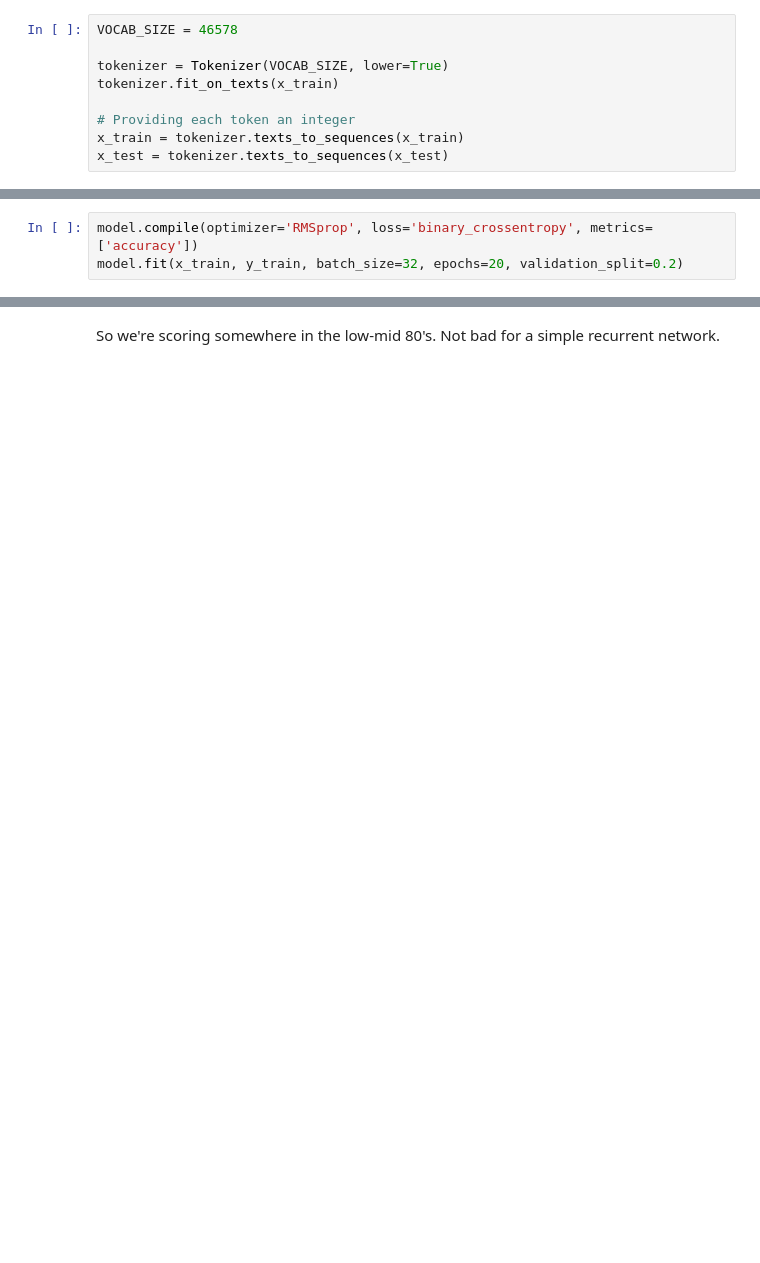
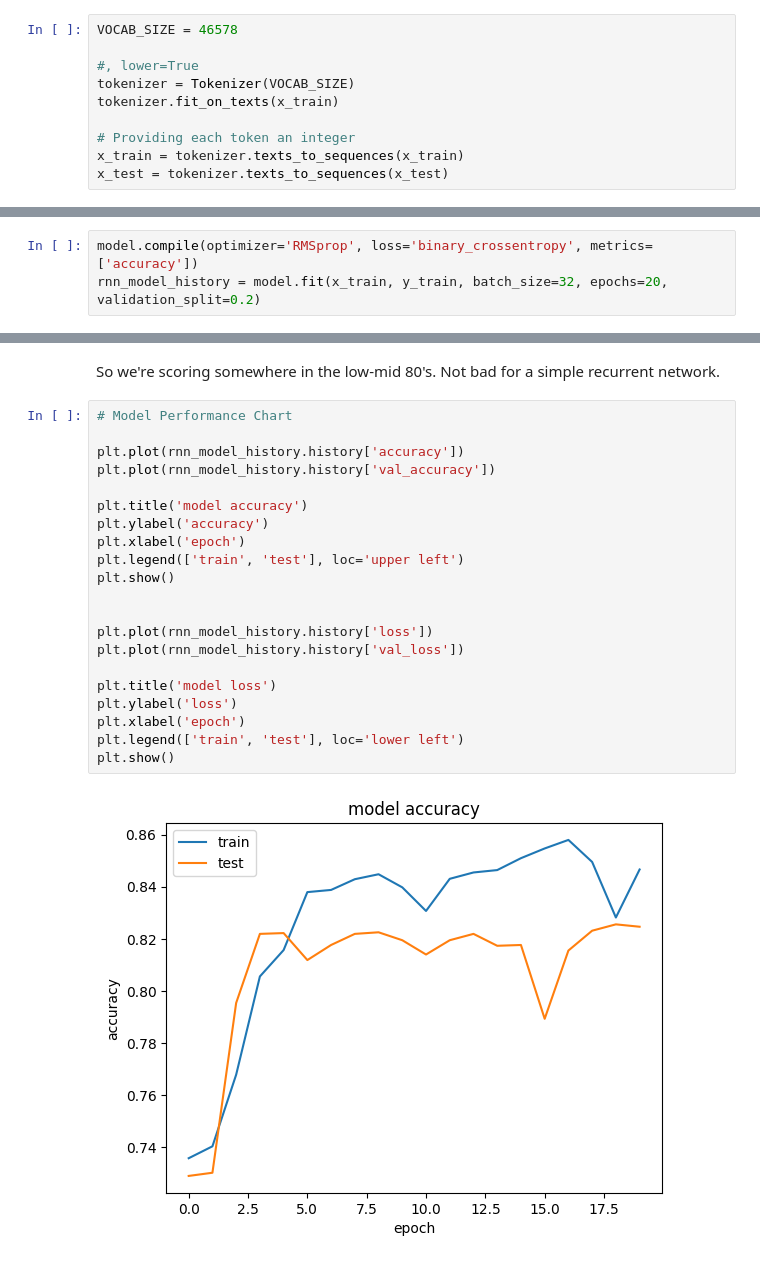
Before and after one commit to Shahmaan/Examensarbete_DS21, a Jupyter notebook: rnn_sentiment_analysis.ipynb, the cells around one changed output, grey strips where cells are left out. Cells and saved outputs as stored; diff of their text form; blank space fills up the shorter version.

Commit message:
prediction model update

```diff
--- a/rnn_sentiment_analysis.ipynb
+++ b/rnn_sentiment_analysis.ipynb
@@ -132,7 +134,8 @@ Vocabulary size: 46763
 # %%
 VOCAB_SIZE = 46578
 
-tokenizer = Tokenizer(VOCAB_SIZE, lower=True)
+#, lower=True
+tokenizer = Tokenizer(VOCAB_SIZE)
 tokenizer.fit_on_texts(x_train)
 
 # Providing each token an integer
@@ -254,6 +257,6 @@ Non-trainable params: 0
 _________________________________________________________________
 # %%
 model.compile(optimizer='RMSprop', loss='binary_crossentropy', metrics=['accuracy'])
-model.fit(x_train, y_train, batch_size=32, epochs=20, validation_split=0.2)
+rnn_model_history = model.fit(x_train, y_train, batch_size=32, epochs=20, validation_split=0.2)
 # %% [output]
 Epoch 1/20
@@ -283,2 +285,25 @@ print(results)
 # %% [markdown]
 So we're scoring somewhere in the low-mid 80's. Not bad for a simple recurrent network.
+# %%
+# Model Performance Chart
+
+plt.plot(rnn_model_history.history['accuracy'])
+plt.plot(rnn_model_history.history['val_accuracy'])
+
+plt.title('model accuracy')
+plt.ylabel('accuracy')
+plt.xlabel('epoch')
+plt.legend(['train', 'test'], loc='upper left')
+plt.show()
+
+
+plt.plot(rnn_model_history.history['loss'])
+plt.plot(rnn_model_history.history['val_loss'])
+
+plt.title('model loss')
+plt.ylabel('loss')
+plt.xlabel('epoch')
+plt.legend(['train', 'test'], loc='lower left')
+plt.show()
+# %% [output]
+[figure, added]
```
Also changed, not shown: parts of 15 cells of this notebook.
